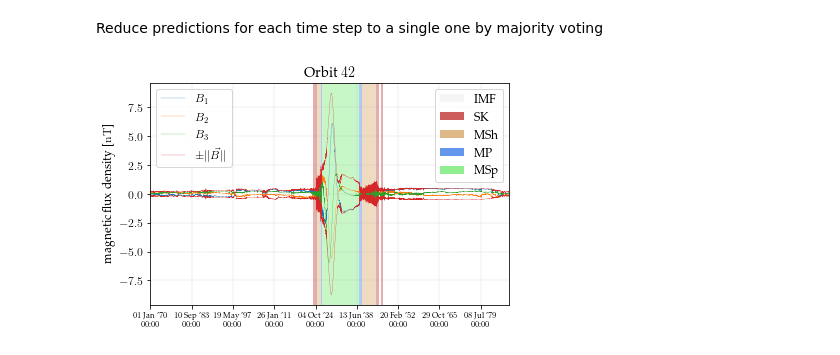
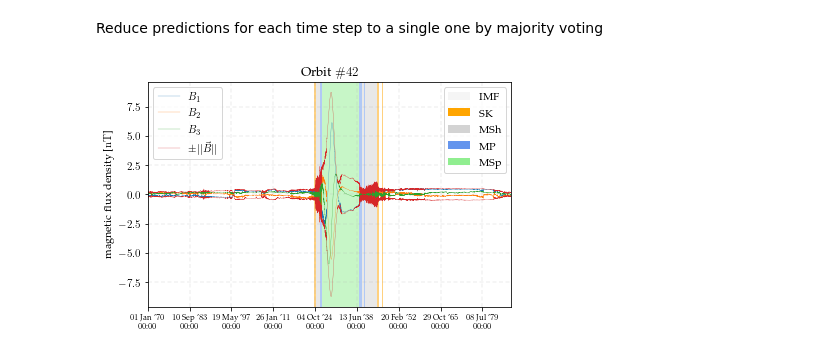
Before and after one commit to nkirschi/Freddie, a Jupyter notebook: notebooks/model/inference.ipynb, the cells around one changed output. Drawn from its saved outputs; the diff is of its cells as text; code cells hidden in the pictures.

Commit message:
Remove argmax strategy

```diff
--- a/notebooks/model/inference.ipynb
+++ b/notebooks/model/inference.ipynb
@@ -14,7 +14,7 @@ from tqdm.notebook import tqdm
 from learning.datasets import MessengerDataset
 from torchinfo import summary
 # %%
-MODEL_RUN = 722
+MODEL_RUN = 783
 ORBIT_ID = 42
 # %% [markdown]
 Load model checkpoint and hyperparameters
@@ -82,4 +82,5 @@ Classify each time step in each of the windows
 model.eval()
 pred = model(all_windows)                   # predict class probabilities
 pred = pred[:, :, :hparams["window_size"]]  # discard future predictions
+pred = F.softmax(pred, dim=1)               # convert logits to probabilities
 pred = pred.flip([2])                       # reverse the time dimension
@@ -90,5 +87,5 @@ pred_avg = F.softmax(pred, dim=1)
 # %%
-labels_avg = torch.tensor([pred_avg.diagonal(dim1=0, dim2=2, offset=i).mean(dim=1).argmax()
+labels = torch.tensor([pred.diagonal(dim1=0, dim2=2, offset=i).mean(dim=1).argmax()
                        for i in tqdm(range(pred.shape[2] - 1, -pred.shape[0], -1))])
 # %% [markdown]
 Reduce predictions for each time step to a single one by majority voting
@@ -98,16 +92,16 @@ labels_argmax = torch.tensor([pred_argmax.diagonal(dim1=0, dim2=1, offset=i).mod
 # %%
 df_orbit = ds.get_orbits()[0]
-figpath = str(io.resolve_path(c.TEMP_DIR) / c.MESSENGER(ORBIT_ID)) + "_inference_argmax.pdf"
+figpath = str(io.resolve_path(c.TEMP_DIR) / c.MESSENGER(ORBIT_ID)) + "_inference.pdf"
 harry_plotter.plot_orbit(
     df_orbit.index,
     (df_orbit["BX_MSO"],
     df_orbit["BY_MSO"],
     df_orbit["BZ_MSO"]),
     symbol="B",
-    labels=labels_argmax,
-    title=f"Orbit ${ORBIT_ID}$",
+    labels=labels,
+    title=f"Orbit $\#{ORBIT_ID}$",
     ylabel="magnetic flux density [\si{nT}]",
     outfile=figpath
 )
 # %% [output]
-[figure, old version]
+[figure, new version]
```
Also changed, not shown: parts of 4 cells of this notebook.
